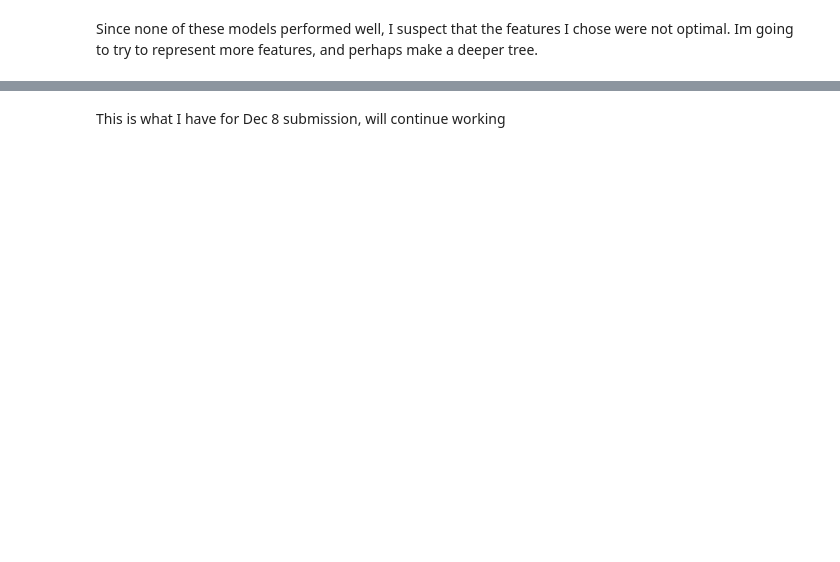
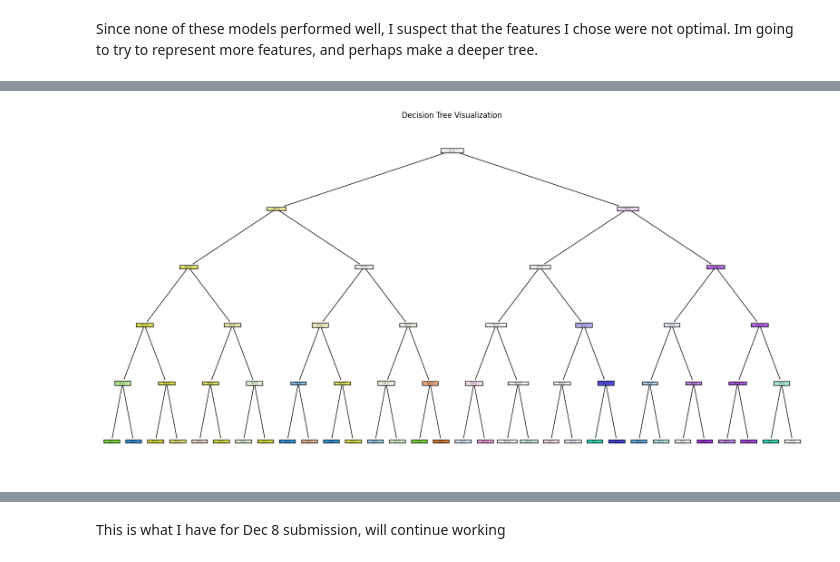
Before and after one commit to preston-cell/intro-ai, a Jupyter notebook: ai-project.ipynb, the cells around one changed output, grey strips where cells are left out. Saved outputs shown, nothing was run; the diff lists cells and outputs as text; code cells hidden in the pictures; blank space fills up the shorter version.

```diff
--- a/ai-project.ipynb
+++ b/ai-project.ipynb
@@ -324,0 +363,17 @@ Since none of these models performed well, I suspect that the features I chose w
+# %%
+# visualizing our random forest
+from sklearn import tree
+dt_model = tree.DecisionTreeClassifier(max_depth=5, random_state=1)
+dt_model.fit(train_X, train_y)
+
+plt.figure(figsize=(20, 10))
+tree.plot_tree(
+    dt_model,
+    feature_names=expanded_features,
+    class_names=LabelEncoder().fit(data['label']).classes_,
+    filled=True
+)
+plt.title("Decision Tree Visualization")
+plt.show()
+# %% [output]
+[figure, added]
```
Also changed, not shown: parts of 27 cells of this notebook.
